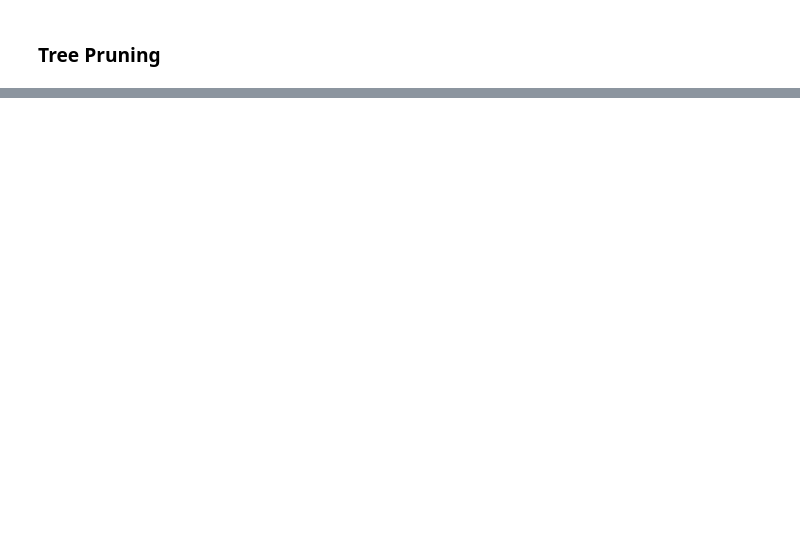
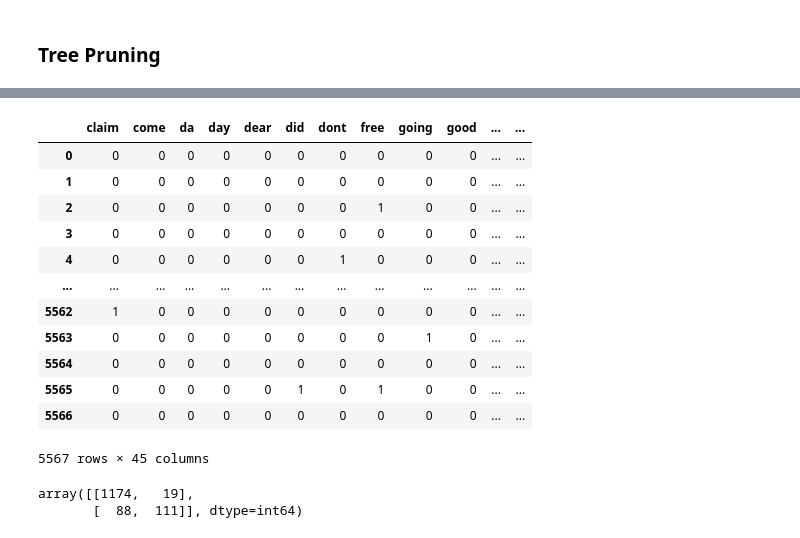
Before and after one commit to Withdrawal2022/Big-Data-Introduction, a Jupyter notebook: LAB3/Classification.ipynb, the cells around one changed output, grey strips where cells are left out. Drawn from its saved outputs; the diff is of its cells as text; code cells hidden in the pictures; blank space fills up the shorter version.

```diff
--- a/LAB3/Classification.ipynb
+++ b/LAB3/Classification.ipynb
@@ -379,0 +432,13 @@ plot_tree(credit_model, filled=True, fontsize=8)
+# %%
+#某一个样本举例
+text = [
+    'apple apple the the a a',
+     'red red red red red red',
+     'one one one one one one flower two two two',
+     'allall allall red'
+]
+from sklearn.feature_extraction.text import CountVectorizer
+model = CountVectorizer(stop_words = 'english', min_df = 100, decode_error = 'ignore')
+
+sms_counts = model.fit_transform(sms_raw['text_new'])
+sms_counts.toarray(), model.get_feature_names_out()
@@ -379,0 +459,19 @@ plot_tree(credit_model, filled=True, fontsize=8)
+# %%
+# 运用到所有的text
+sms_raw_df = pd.DataFrame(sms_counts.toarray(), columns = model.get_feature_names_out())
+
+sms_raw_df
+# %% [output]
+|  | claim | come | da | day | dear | did | dont | free | going | good | ... | ... |
+| 0 | 0 | 0 | 0 | 0 | 0 | 0 | 0 | 0 | 0 | 0 | ... | ... |
+| 1 | 0 | 0 | 0 | 0 | 0 | 0 | 0 | 0 | 0 | 0 | ... | ... |
+| 2 | 0 | 0 | 0 | 0 | 0 | 0 | 0 | 1 | 0 | 0 | ... | ... |
+| 3 | 0 | 0 | 0 | 0 | 0 | 0 | 0 | 0 | 0 | 0 | ... | ... |
+| 4 | 0 | 0 | 0 | 0 | 0 | 0 | 1 | 0 | 0 | 0 | ... | ... |
+| ... | ... | ... | ... | ... | ... | ... | ... | ... | ... | ... | ... | ... |
+| 5562 | 1 | 0 | 0 | 0 | 0 | 0 | 0 | 0 | 0 | 0 | ... | ... |
+| 5563 | 0 | 0 | 0 | 0 | 0 | 0 | 0 | 0 | 1 | 0 | ... | ... |
+| 5564 | 0 | 0 | 0 | 0 | 0 | 0 | 0 | 0 | 0 | 0 | ... | ... |
+| 5565 | 0 | 0 | 0 | 0 | 0 | 1 | 0 | 1 | 0 | 0 | ... | ... |
+| 5566 | 0 | 0 | 0 | 0 | 0 | 0 | 0 | 0 | 0 | 0 | ... | ... |
+5567 rows × 45 columns
@@ -379,0 +482,15 @@ plot_tree(credit_model, filled=True, fontsize=8)
+# %%
+from sklearn import naive_bayes
+from sklearn import metrics
+model_Gauss = naive_bayes.GaussianNB()
+model_Mul = naive_bayes.MultinomialNB()
+
+model_Ber = naive_bayes.BernoulliNB()
+
+sms_classifier = model_Ber.fit(X_train, Y_train)
+Y_predict = sms_classifier.predict(X_test)
+
+metrics.confusion_matrix(Y_test, Y_predict)
+# %% [output]
+array([[1174,   19],
+       [  88,  111]], dtype=int64)
```
Also changed, not shown: parts of 21 cells of this notebook.
